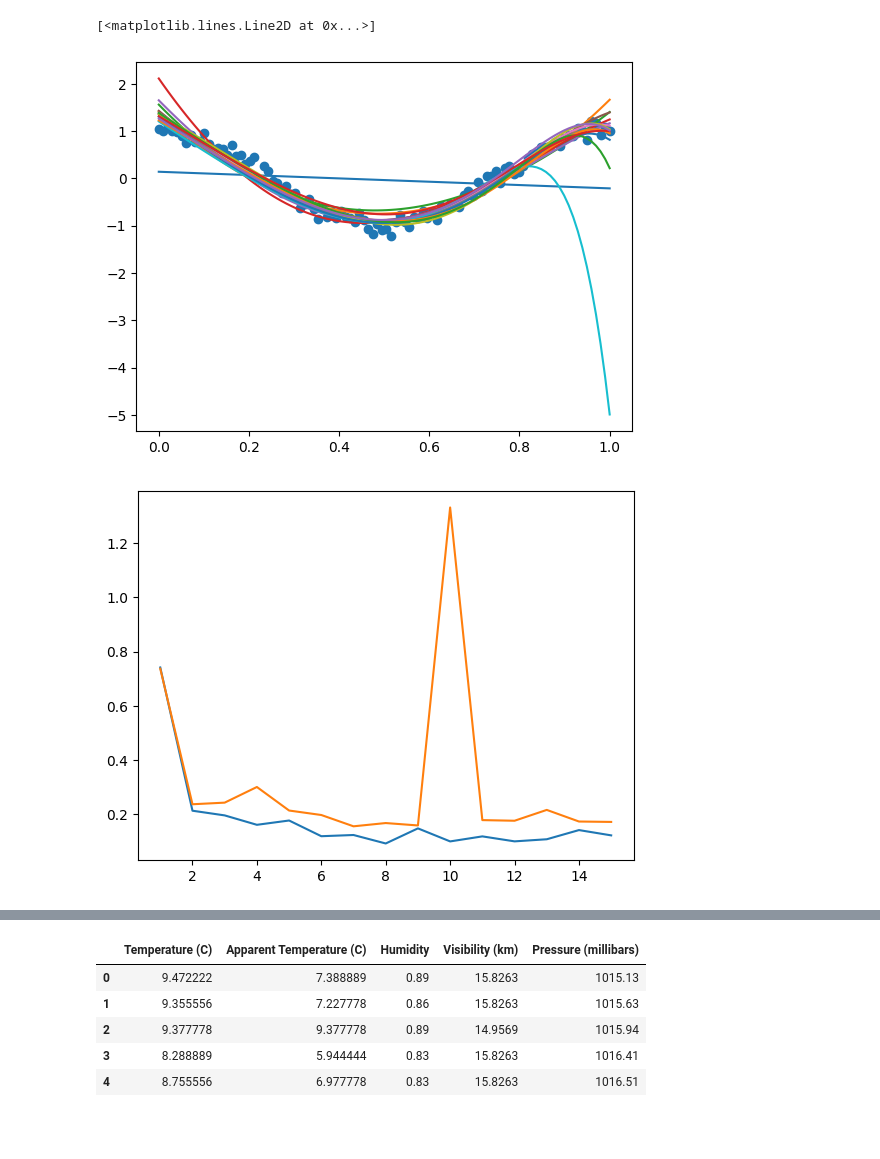
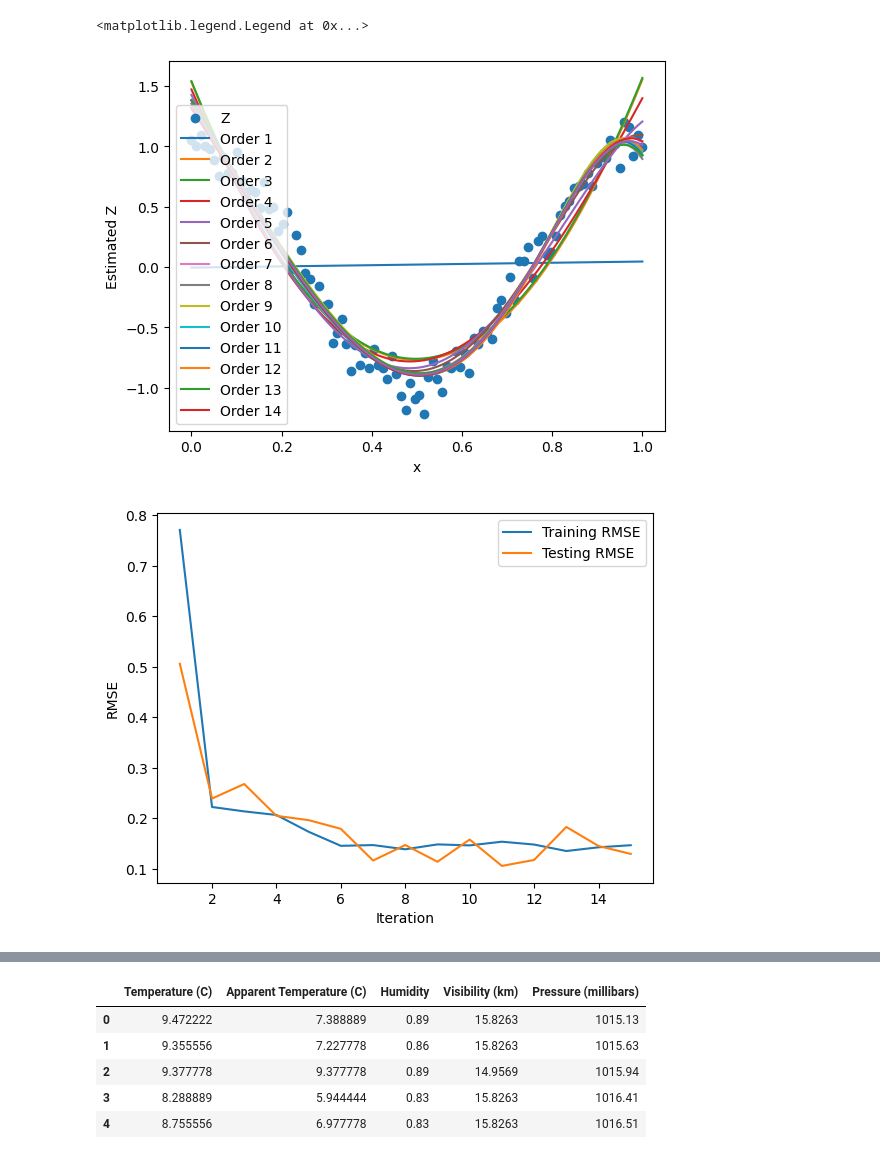
Before and after one commit to omiksave/MAE551, a Jupyter notebook: HW1.ipynb, the cells around one changed output, grey strips where cells are left out. Cells and saved outputs as stored; diff of their text form; code cells hidden in the pictures; blank space fills up the shorter version.

```diff
--- a/HW1.ipynb
+++ b/HW1.ipynb
@@ -29,18 +54,27 @@ plt.plot(x,z)
 # %%
 plt.scatter(x,z)
-test_scores = []
-train_scores = []
+plt.title("Performance of High Order Fits")
+plt.xlabel("x")
+plt.ylabel("Estimated Z")
+test_scores = [] #Store test RMSE
+train_scores = [] #Store training RMSE
 for itr in range(15):
-    x_train,x_test,z_train,z_test = train_test_split(x,z,test_size=0.8,shuffle=True)
+    x_train,x_test,z_train,z_test = train_test_split(x,z,test_size=0.2,shuffle=True)
     mdl = PolynomialFeatures(degree=itr+1)
     mdl.fit_transform(x_train.reshape(len(x_train),1))
     modelx = make_pipeline(mdl,LinearRegression())
     modelx.fit(x_train.reshape(len(x_train),1),z_train)
     train_scores.append(mean_squared_error(z_train,modelx.predict(x_train.reshape(len(x_train),1)),squared=False))
-    print(modelx.steps[1][1].coef_,modelx.steps[1][1].intercept_)
+    print("Parameters are ",modelx.steps[1][1].coef_,modelx.steps[1][1].intercept_)
+    print("\n")
     test_scores.append(mean_squared_error(z_test,modelx.predict(x_test.reshape(len(x_test),1)),squared=False))
     plt.plot(x,modelx.predict(x.reshape(100,1)))
+plt.legend(["Z","Order 1","Order 2","Order 3","Order 4","Order 5","Order 6","Order 7","Order 8","Order 9"
+            ,"Order 10","Order 11","Order 12","Order 13","Order 14"])
 plt.figure()
 plt.plot(np.linspace(1,len(train_scores),len(train_scores)),train_scores)
 plt.plot(np.linspace(1,len(test_scores),len(test_scores)),test_scores)
+plt.ylabel("RMSE")
+plt.xlabel("Iteration")
+plt.legend(["Training RMSE","Testing RMSE"])
 # %% [output]
@@ -67,19 +112,27 @@ plt.plot(np.linspace(1,len(test_scores),len(test_scores)),test_scores)
 # %%
-from sklearn.linear_model import Lasso
+from sklearn.linear_model import Lasso #import lasso model
 plt.scatter(x,z)
+plt.xlabel("x")
+plt.ylabel("Estimated Z")
 test_scores = []
 train_scores = []
 for itr in range(15):
-    x_train,x_test,z_train,z_test = train_test_split(x,z,test_size=0.8,shuffle=True)
+    x_train,x_test,z_train,z_test = train_test_split(x,z,test_size=0.2,shuffle=True)
     mdl = PolynomialFeatures(degree=itr+1)
     mdl.fit_transform(x_train.reshape(len(x_train),1))
-    modelx = make_pipeline(mdl,Lasso(alpha=1/100000))
+    modelx = make_pipeline(mdl,Lasso(alpha=1e-5)) #Changing alpha to 1 creates poor fit due to over simplification of coefficients
     modelx.fit(x_train.reshape(len(x_train),1),z_train)
     train_scores.append(mean_squared_error(z_train,modelx.predict(x_train.reshape(len(x_train),1)),squared=False))
-    print(modelx.steps[1][1].coef_,modelx.steps[1][1].intercept_)
+    print("Parameters are ",modelx.steps[1][1].coef_,modelx.steps[1][1].intercept_)
+    print("\n")
     test_scores.append(mean_squared_error(z_test,modelx.predict(x_test.reshape(len(x_test),1)),squared=False))
     plt.plot(x,modelx.predict(x.reshape(100,1)))
+plt.legend(["Z","Order 1","Order 2","Order 3","Order 4","Order 5","Order 6","Order 7","Order 8","Order 9"
+            ,"Order 10","Order 11","Order 12","Order 13","Order 14"])
 plt.figure()
 plt.plot(np.linspace(1,len(train_scores),len(train_scores)),train_scores)
 plt.plot(np.linspace(1,len(test_scores),len(test_scores)),test_scores)
+plt.ylabel("RMSE")
+plt.xlabel("Iteration")
+plt.legend(["Training RMSE","Testing RMSE"])
 # %% [output]
@@ -103,3 +156,3 @@ plt.plot(np.linspace(1,len(test_scores),len(test_scores)),test_scores)
-[<matplotlib.lines.Line2D at 0x...>]
+<matplotlib.legend.Legend at 0x...>
-[figure, old version]
+[figure, new version]
-[figure, old version]
+[figure, new version]
```
Also changed, not shown: parts of 91 cells of this notebook.
